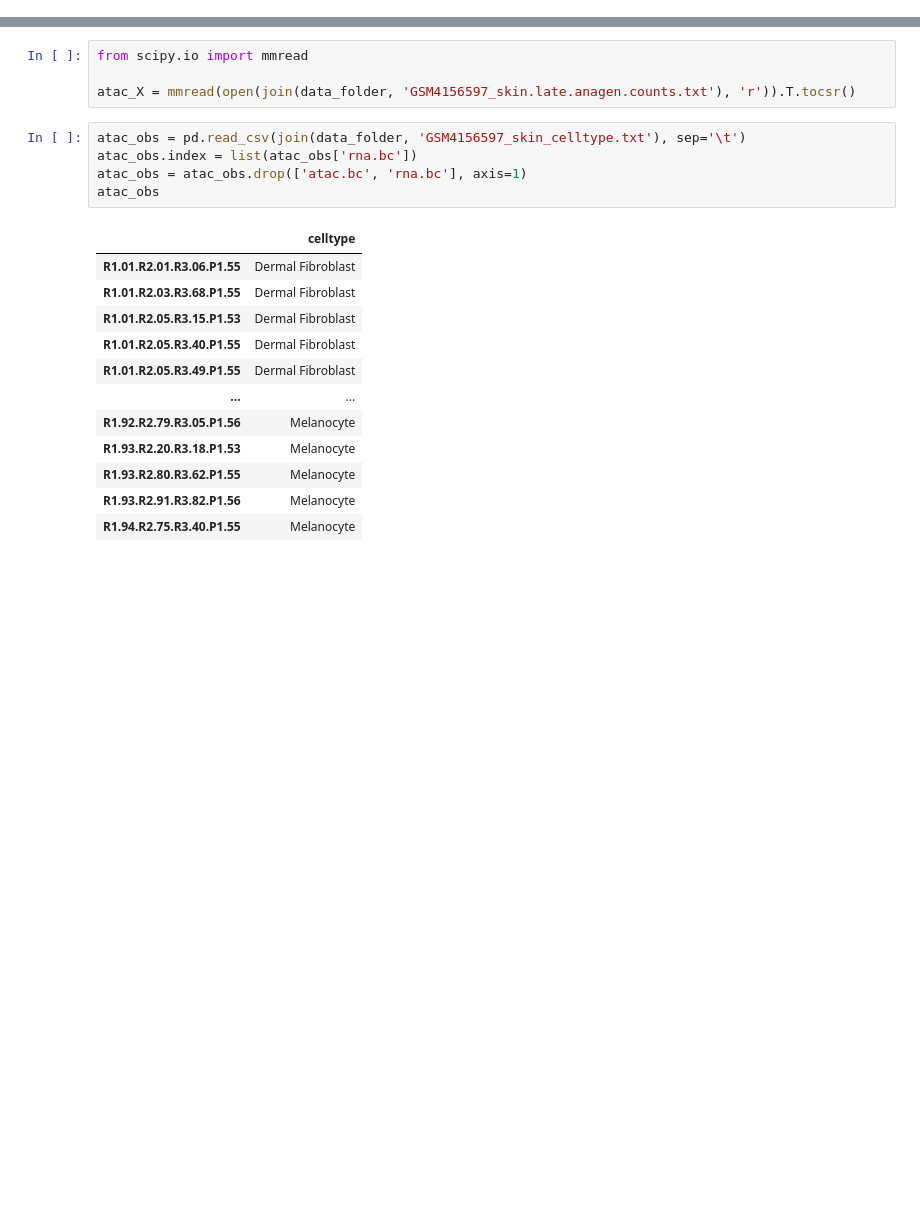
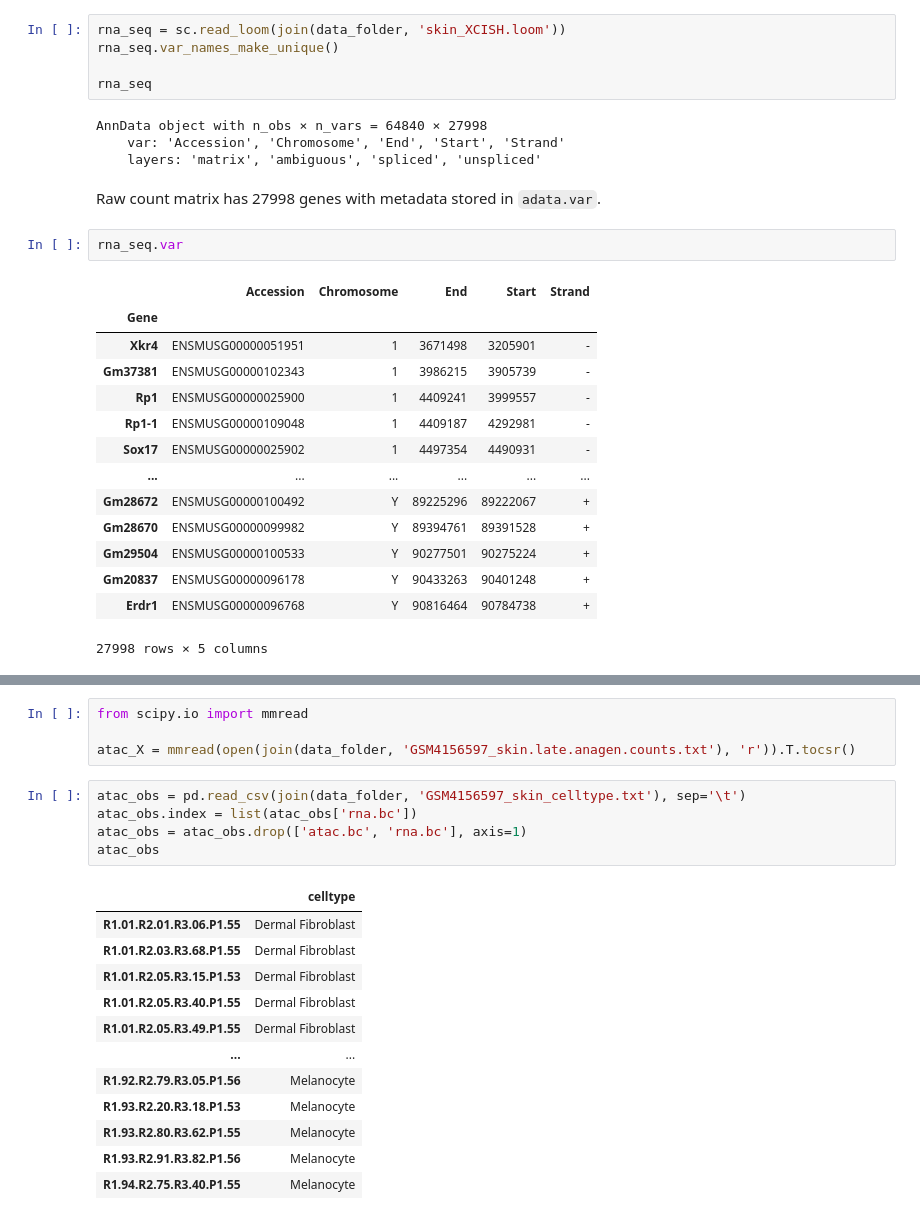
Before and after one commit to TabakaLab/ocelli, a Jupyter notebook: docs/source/notebooks/hair-follicle.ipynb, the cells around one changed output, grey strips where cells are left out. Cells and saved outputs as stored; diff of their text form; blank space fills up the shorter version.

```diff
--- a/docs/source/notebooks/hair-follicle.ipynb
+++ b/docs/source/notebooks/hair-follicle.ipynb
@@ -22,0 +28,28 @@ SEED = 17
+# %%
+rna_seq = sc.read_loom(join(data_folder, 'skin_XCISH.loom'))
+rna_seq.var_names_make_unique()
+
+rna_seq
+# %% [output]
+AnnData object with n_obs × n_vars = 64840 × 27998
+    var: 'Accession', 'Chromosome', 'End', 'Start', 'Strand'
+    layers: 'matrix', 'ambiguous', 'spliced', 'unspliced'
+# %% [markdown]
+Raw count matrix has 27998 genes with metadata stored in ``adata.var``.
+# %%
+rna_seq.var
+# %% [output]
+|  | Accession | Chromosome | End | Start | Strand |
+| Gene |  |  |  |  |  |
+| Xkr4 | ENSMUSG00000051951 | 1 | 3671498 | 3205901 | - |
+| Gm37381 | ENSMUSG00000102343 | 1 | 3986215 | 3905739 | - |
+| Rp1 | ENSMUSG00000025900 | 1 | 4409241 | 3999557 | - |
+| Rp1-1 | ENSMUSG00000109048 | 1 | 4409187 | 4292981 | - |
+| Sox17 | ENSMUSG00000025902 | 1 | 4497354 | 4490931 | - |
+| ... | ... | ... | ... | ... | ... |
+| Gm28672 | ENSMUSG00000100492 | Y | 89225296 | 89222067 | + |
+| Gm28670 | ENSMUSG00000099982 | Y | 89394761 | 89391528 | + |
+| Gm29504 | ENSMUSG00000100533 | Y | 90277501 | 90275224 | + |
+| Gm20837 | ENSMUSG00000096178 | Y | 90433263 | 90401248 | + |
+| Erdr1 | ENSMUSG00000096768 | Y | 90816464 | 90784738 | + |
+27998 rows × 5 columns
```
Also changed, not shown: parts of 34 cells of this notebook.
